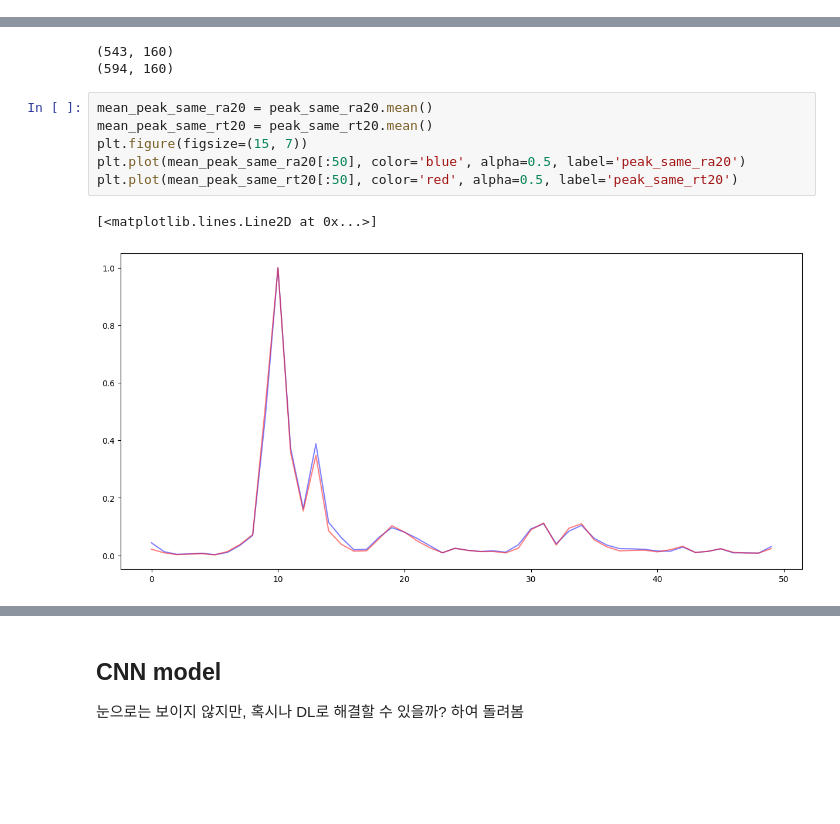
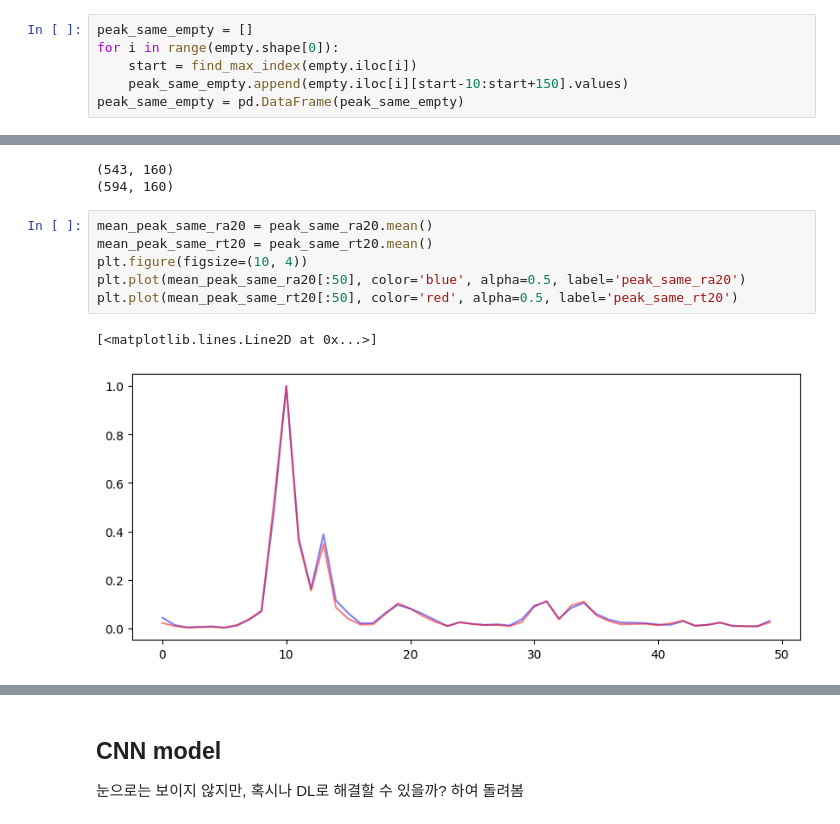
Before and after one commit to jkworldchampion/tag-less_tracking_with_uwb, a Jupyter notebook: cnn_classification.ipynb, the cells around one changed output, grey strips where cells are left out. Cells and saved outputs as stored; diff of their text form; blank space fills up the shorter version.

Commit message:
data analysis

```diff
--- a/cnn_classification.ipynb
+++ b/cnn_classification.ipynb
@@ -175,6 +175,12 @@ for i in range(5):
 753
 768
 749
+# %%
+peak_same_empty = []
+for i in range(empty.shape[0]):
+    start = find_max_index(empty.iloc[i])
+    peak_same_empty.append(empty.iloc[i][start-10:start+150].values)
+peak_same_empty = pd.DataFrame(peak_same_empty)
 # %%
 peak_same_ra20 = []
 for i in range(ra20.shape[0]):
@@ -291,9 +324,9 @@ print(peak_same_rt20.shape)
 # %%
 mean_peak_same_ra20 = peak_same_ra20.mean()
 mean_peak_same_rt20 = peak_same_rt20.mean()
-plt.figure(figsize=(15, 7))
+plt.figure(figsize=(10, 4))
 plt.plot(mean_peak_same_ra20[:50], color='blue', alpha=0.5, label='peak_same_ra20')
 plt.plot(mean_peak_same_rt20[:50], color='red', alpha=0.5, label='peak_same_rt20')
 # %% [output]
 [<matplotlib.lines.Line2D at 0x...>]
-[figure, old version]
+[figure, new version]
```
Also changed, not shown: parts of 11 cells of this notebook.
